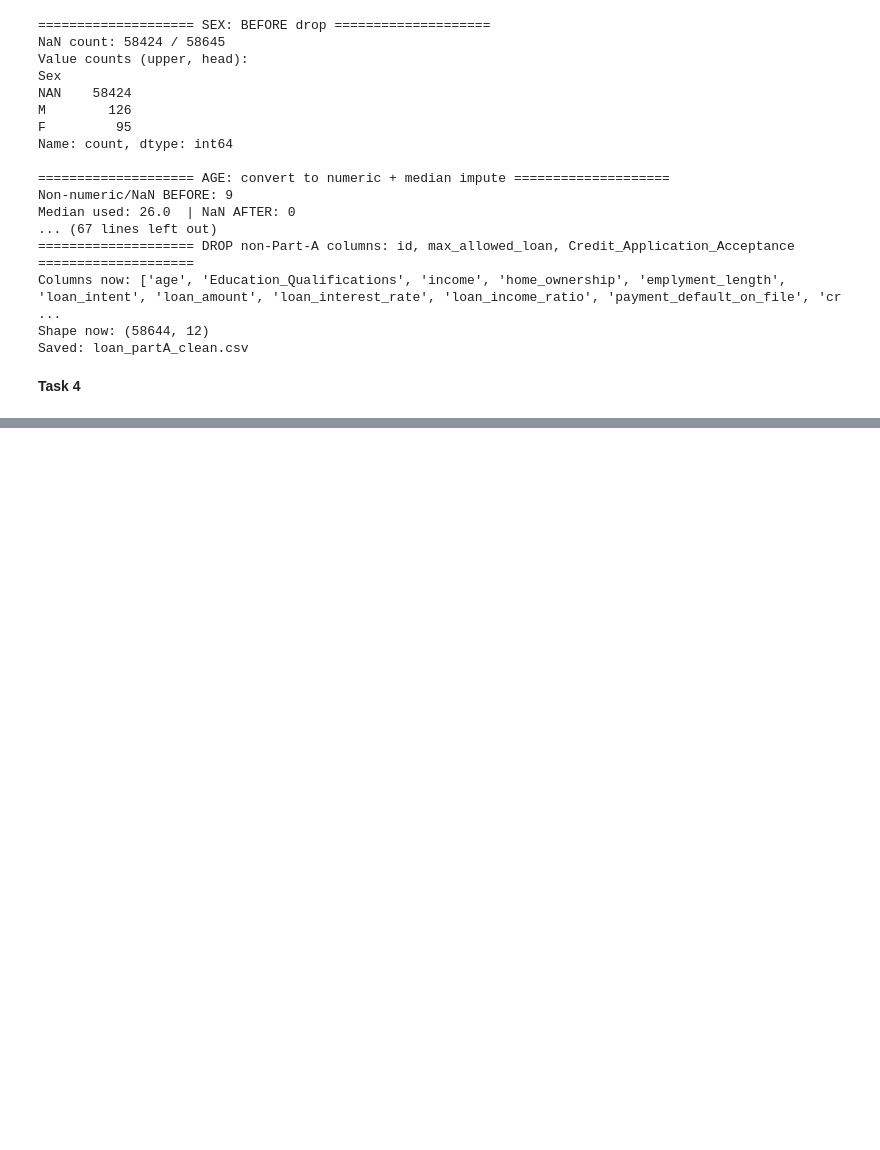
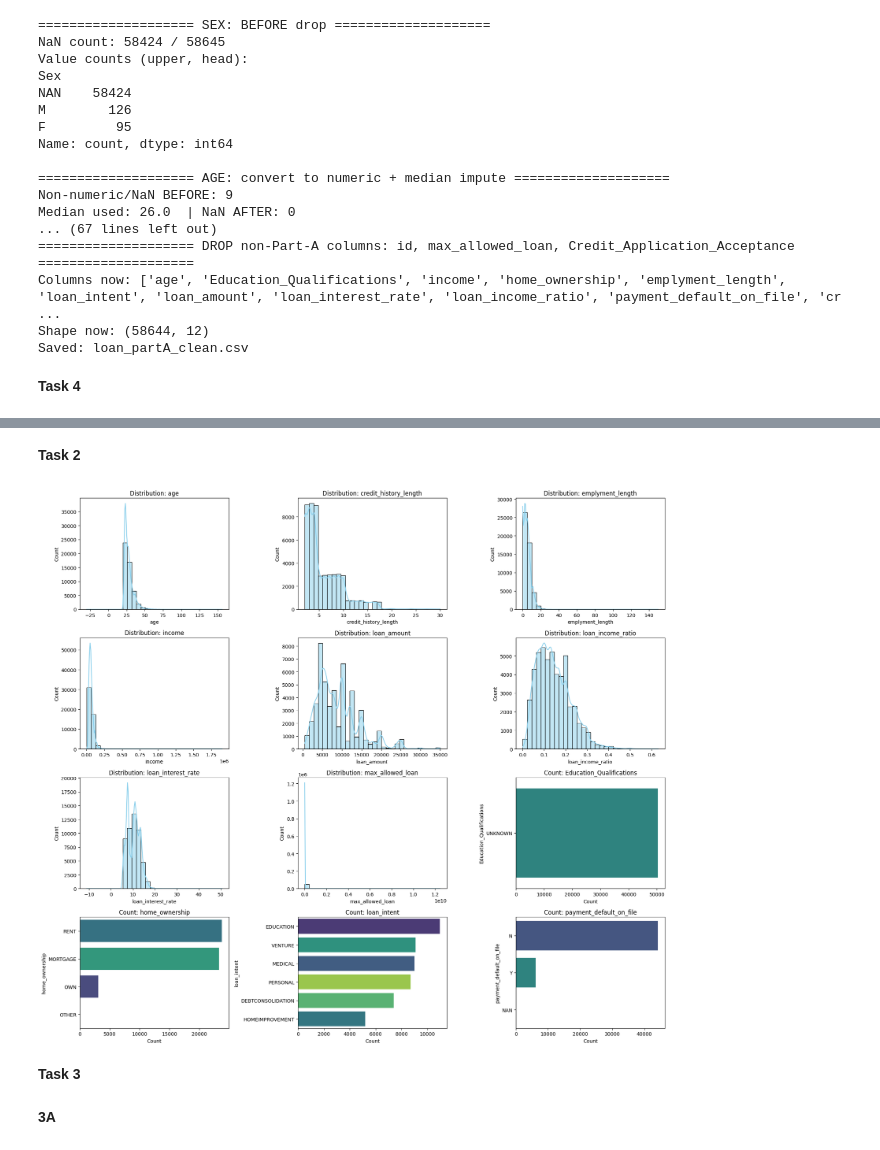
Before and after one commit to RMMalshaPiumini/Loan-Approval-Prediction, a Jupyter notebook: copilot_helps.ipynb, the cells around one changed output, grey strips where cells are left out. Saved outputs shown, nothing was run; the diff lists cells and outputs as text; code cells hidden in the pictures; blank space fills up the shorter version.

```diff
--- a/copilot_helps.ipynb
+++ b/copilot_helps.ipynb
@@ -417,0 +748,2 @@ Random Forest (RF)        0.945777  0.679840   0.918059  0.781193
+# %% [markdown]
+**Task 2**
@@ -417,0 +774,41 @@ Random Forest (RF)        0.945777  0.679840   0.918059  0.781193
+# %%
+# --- 2. Generate Plots ---
+# Separate features by type
+num_features = df_regression.select_dtypes(include=[np.number]).columns.tolist()
+cat_features = df_regression.select_dtypes(include=['object']).columns.tolist()
+
+# Combine sorted lists so plots are organized
+all_cols = sorted(num_features) + sorted(cat_features)
+
+# Calculate grid size
+total_cols = len(all_cols)
+n_cols = 3
+n_rows = (total_cols + n_cols - 1) // n_cols
+
+# Create Figure
+plt.figure(figsize=(18, n_rows * 4))
+
+for i, col in enumerate(all_cols):
+    plt.subplot(n_rows, n_cols, i + 1)
+
+    if col in num_features:
+        # Histogram for Numerical Data
+        sns.histplot(df_regression[col], kde=True, color='skyblue', bins=30)
+        plt.title(f'Distribution: {col}')
+        plt.xlabel(col)
+    else:
+        # Bar Plot for Categorical Data (ordered by count)
+        count_order = df_regression[col].value_counts().index
+        sns.countplot(y=df_regression[col], order=count_order, palette='viridis', hue=df_regression[col], legend=False)
+        plt.title(f'Count: {col}')
+        plt.xlabel('Count')
+        plt.ylabel(col)
+
+plt.tight_layout()
+plt.show()
+# %% [output]
+[figure, added]
+# %% [markdown]
+**Task 3**
+# %% [markdown]
+**3A**
```
Also changed, not shown: parts of 23 cells of this notebook.
